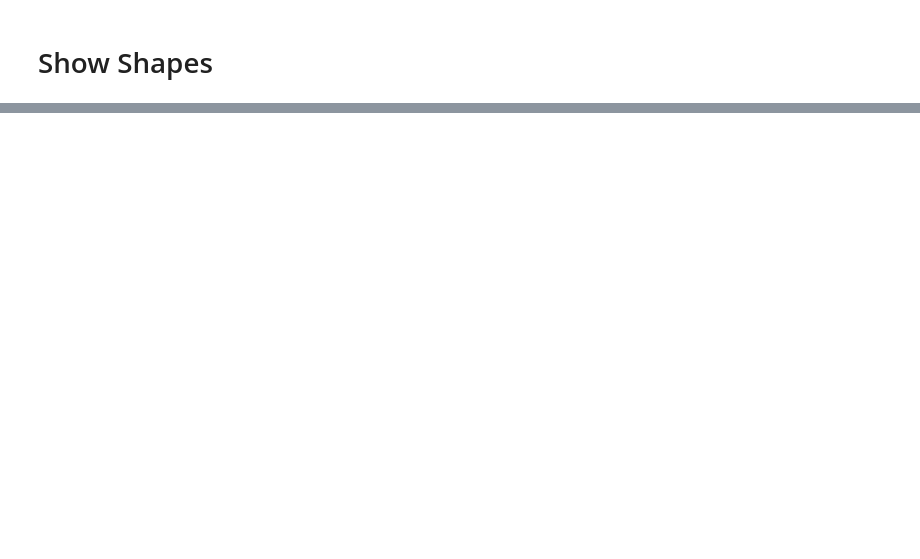
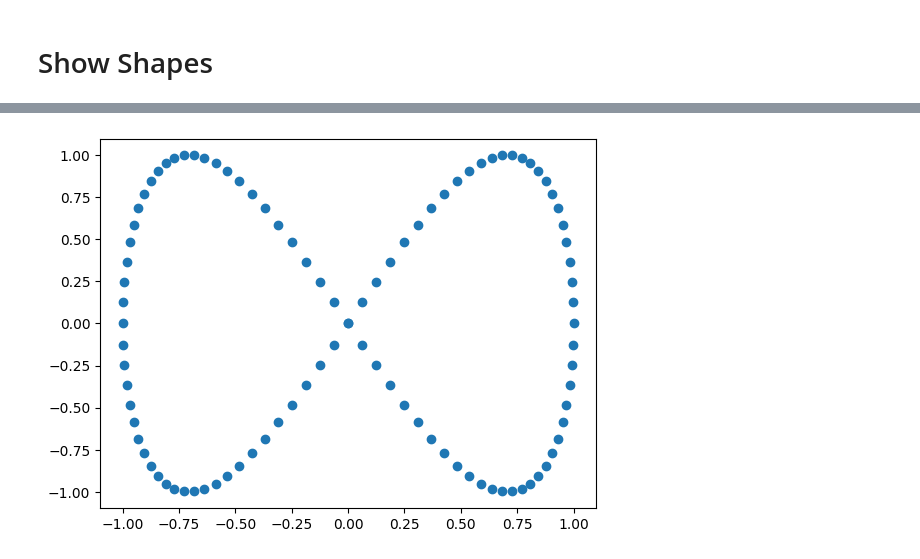
Before and after one commit to scikit-tda/tadasets, a Jupyter notebook: docs/notebooks/Examples.ipynb, the cells around one changed output, grey strips where cells are left out. Saved outputs shown, nothing was run; the diff lists cells and outputs as text; code cells hidden in the pictures; blank space fills up the shorter version.

```diff
--- a/docs/notebooks/Examples.ipynb
+++ b/docs/notebooks/Examples.ipynb
@@ -22,0 +26,6 @@ tadasets.plot3d(t)
+# %%
+t = tadasets.infty_sign()
+plt.scatter(t[:,0],t[:,1])
+plt.show()
+# %% [output]
+[figure, added]
```
Also changed, not shown: parts of 9 cells of this notebook.
